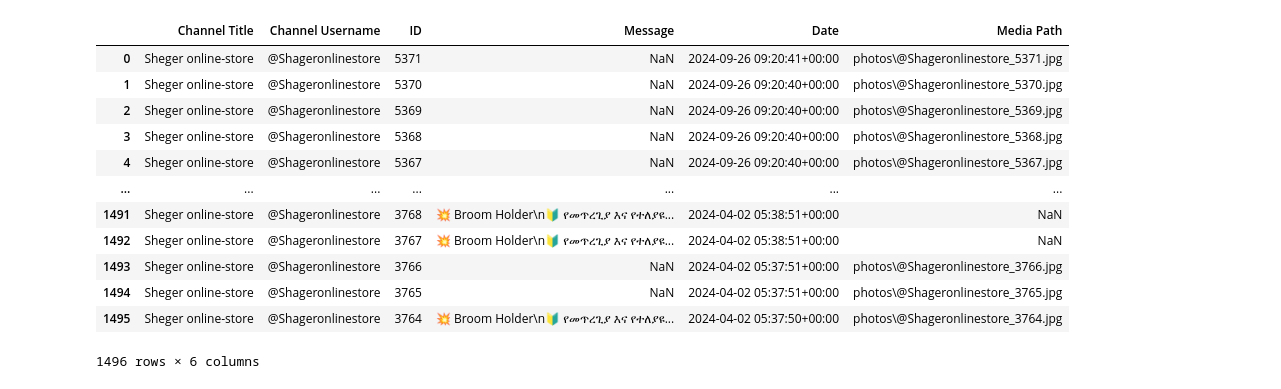
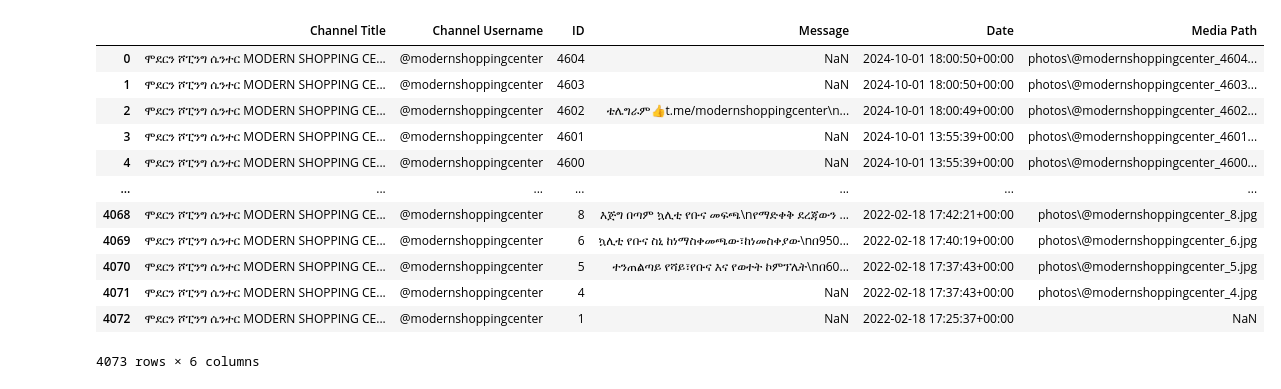
Before and after one commit to Basi7-prog/week5, a Jupyter notebook: notebook/centralized_tg_channels.ipynb, the cells around one changed output. Cells and saved outputs as stored; diff of their text form; code cells hidden in the pictures.

```diff
--- a/notebook/centralized_tg_channels.ipynb
+++ b/notebook/centralized_tg_channels.ipynb
@@ -1,27 +1,27 @@
 # %%
 import sys
 import pandas as pd
 
 sys.path.append(r"C:\Users\Baslael\Documents\Kifiya\week5\script")
 
 from main import tokenize
 
-df=pd.read_csv(r"C:\Users\Baslael\Documents\Kifiya\week5\telegram_data.csv")
+df=pd.read_csv(r"C:\Users\Baslael\Documents\Kifiya\week5\telegram_data@modernshoppingcenter.csv")
 df
 # %% [output]
 |  | Channel Title | Channel Username | ID | Message | Date | Media Path |
-| 0 | Sheger online-store | @Shageronlinestore | 5371 | NaN | 2024-09-26 09:20:41+00:00 | photos\@Shageronlinestore_5371.jpg |
-| 1 | Sheger online-store | @Shageronlinestore | 5370 | NaN | 2024-09-26 09:20:40+00:00 | photos\@Shageronlinestore_5370.jpg |
-| 2 | Sheger online-store | @Shageronlinestore | 5369 | NaN | 2024-09-26 09:20:40+00:00 | photos\@Shageronlinestore_5369.jpg |
-| 3 | Sheger online-store | @Shageronlinestore | 5368 | NaN | 2024-09-26 09:20:40+00:00 | photos\@Shageronlinestore_5368.jpg |
-| 4 | Sheger online-store | @Shageronlinestore | 5367 | NaN | 2024-09-26 09:20:40+00:00 | photos\@Shageronlinestore_5367.jpg |
+| 0 | ሞደርን ሾፒንግ ሴንተር MODERN SHOPPING CE... | @modernshoppingcenter | 4604 | NaN | 2024-10-01 18:00:50+00:00 | photos\@modernshoppingcenter_4604... |
+| 1 | ሞደርን ሾፒንግ ሴንተር MODERN SHOPPING CE... | @modernshoppingcenter | 4603 | NaN | 2024-10-01 18:00:50+00:00 | photos\@modernshoppingcenter_4603... |
+| 2 | ሞደርን ሾፒንግ ሴንተር MODERN SHOPPING CE... | @modernshoppingcenter | 4602 | ቴሌግራም👍t.me/modernshoppingcenter\n... | 2024-10-01 18:00:49+00:00 | photos\@modernshoppingcenter_4602... |
+| 3 | ሞደርን ሾፒንግ ሴንተር MODERN SHOPPING CE... | @modernshoppingcenter | 4601 | NaN | 2024-10-01 13:55:39+00:00 | photos\@modernshoppingcenter_4601... |
+| 4 | ሞደርን ሾፒንግ ሴንተር MODERN SHOPPING CE... | @modernshoppingcenter | 4600 | NaN | 2024-10-01 13:55:39+00:00 | photos\@modernshoppingcenter_4600... |
 | ... | ... | ... | ... | ... | ... | ... |
-| 1491 | Sheger online-store | @Shageronlinestore | 3768 | 💥 Broom Holder\n🔰 የመጥረጊያ እና የተለያዩ... | 2024-04-02 05:38:51+00:00 | NaN |
-| 1492 | Sheger online-store | @Shageronlinestore | 3767 | 💥 Broom Holder\n🔰 የመጥረጊያ እና የተለያዩ... | 2024-04-02 05:38:51+00:00 | NaN |
-| 1493 | Sheger online-store | @Shageronlinestore | 3766 | NaN | 2024-04-02 05:37:51+00:00 | photos\@Shageronlinestore_3766.jpg |
-| 1494 | Sheger online-store | @Shageronlinestore | 3765 | NaN | 2024-04-02 05:37:51+00:00 | photos\@Shageronlinestore_3765.jpg |
-| 1495 | Sheger online-store | @Shageronlinestore | 3764 | 💥 Broom Holder\n🔰 የመጥረጊያ እና የተለያዩ... | 2024-04-02 05:37:50+00:00 | photos\@Shageronlinestore_3764.jpg |
+| 4068 | ሞደርን ሾፒንግ ሴንተር MODERN SHOPPING CE... | @modernshoppingcenter | 8 | እጅግ በጣም ኳሊቲ የቡና መፍጫ\nየማድቀቅ ደረጃውን ... | 2022-02-18 17:42:21+00:00 | photos\@modernshoppingcenter_8.jpg |
+| 4069 | ሞደርን ሾፒንግ ሴንተር MODERN SHOPPING CE... | @modernshoppingcenter | 6 | ኳሊቲ የቡና ስኒ ከነማስቀመጫው፣ከነመስቀያው\nበ950... | 2022-02-18 17:40:19+00:00 | photos\@modernshoppingcenter_6.jpg |
+| 4070 | ሞደርን ሾፒንግ ሴንተር MODERN SHOPPING CE... | @modernshoppingcenter | 5 | ተንጠልጣይ የሻይ፣የቡና እና የወተት ኮምፕሌት\nበ60... | 2022-02-18 17:37:43+00:00 | photos\@modernshoppingcenter_5.jpg |
+| 4071 | ሞደርን ሾፒንግ ሴንተር MODERN SHOPPING CE... | @modernshoppingcenter | 4 | NaN | 2022-02-18 17:37:43+00:00 | photos\@modernshoppingcenter_4.jpg |
+| 4072 | ሞደርን ሾፒንግ ሴንተር MODERN SHOPPING CE... | @modernshoppingcenter | 1 | NaN | 2022-02-18 17:25:37+00:00 | NaN |
-1496 rows × 6 columns
+4073 rows × 6 columns
 # %%
 df.isna().sum()
 # %% [output]
```
Also changed, not shown: parts of 6 cells of this notebook, 2 other files.
